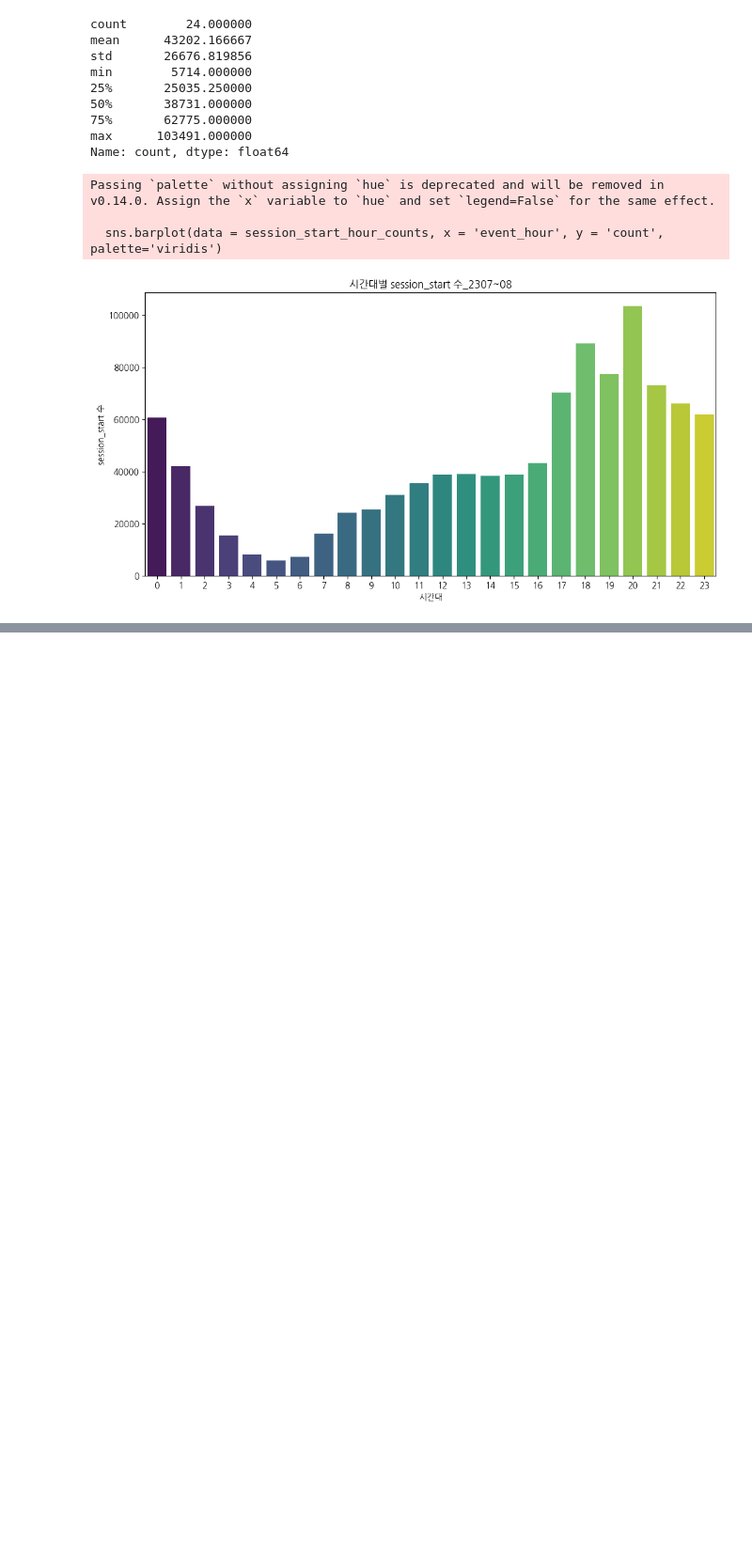
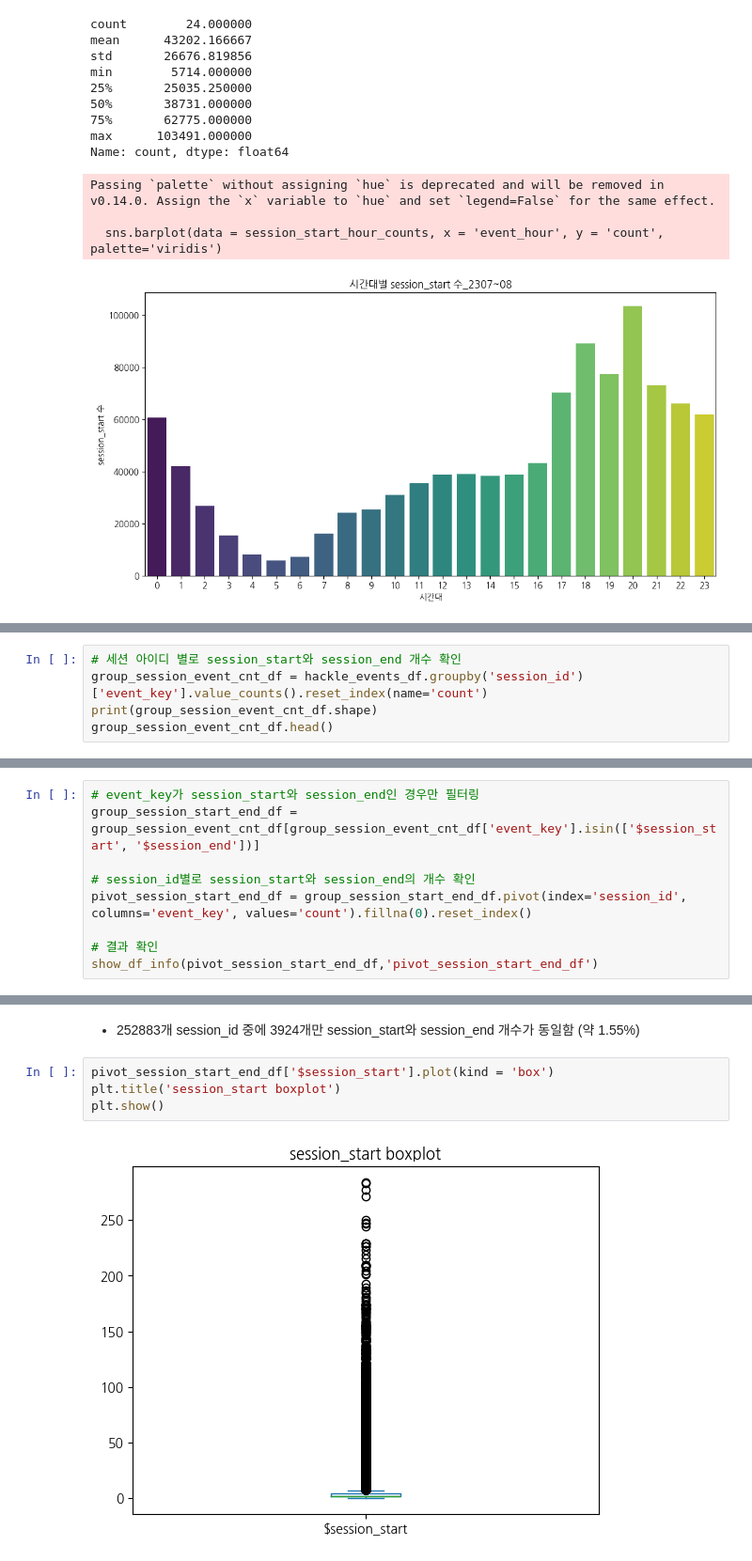
Before and after one commit to seung127/codeit_project, a Jupyter notebook: codeit-project-docker/notebooks/eda_hackle.ipynb, the cells around one changed output, grey strips where cells are left out. Shown at 94% size. Cells and saved outputs as stored; diff of their text form; blank space fills up the shorter version.

```diff
--- a/codeit-project-docker/notebooks/eda_hackle.ipynb
+++ b/codeit-project-docker/notebooks/eda_hackle.ipynb
@@ -968,0 +971,5 @@ Passing `palette` without assigning `hue` is deprecated and will be removed in v
+# %%
+# 세션 아이디 별로 session_start와 session_end 개수 확인
+group_session_event_cnt_df = hackle_events_df.groupby('session_id')['event_key'].value_counts().reset_index(name='count')
+print(group_session_event_cnt_df.shape)
+group_session_event_cnt_df.head()
@@ -968,0 +988,9 @@ Passing `palette` without assigning `hue` is deprecated and will be removed in v
+# %%
+# event_key가 session_start와 session_end인 경우만 필터링
+group_session_start_end_df = group_session_event_cnt_df[group_session_event_cnt_df['event_key'].isin(['$session_start', '$session_end'])]
+
+# session_id별로 session_start와 session_end의 개수 확인
+pivot_session_start_end_df = group_session_start_end_df.pivot(index='session_id', columns='event_key', values='count').fillna(0).reset_index()
+
+# 결과 확인
+show_df_info(pivot_session_start_end_df,'pivot_session_start_end_df')
@@ -968,0 +1084,8 @@ Passing `palette` without assigning `hue` is deprecated and will be removed in v
+# %% [markdown]
+- 252883개 session_id 중에 3924개만 session_start와 session_end 개수가 동일함 (약 1.55%)
+# %%
+pivot_session_start_end_df['$session_start'].plot(kind = 'box')
+plt.title('session_start boxplot')
+plt.show()
+# %% [output]
+[figure, added]
```
Also changed, not shown: parts of 25 cells of this notebook.
